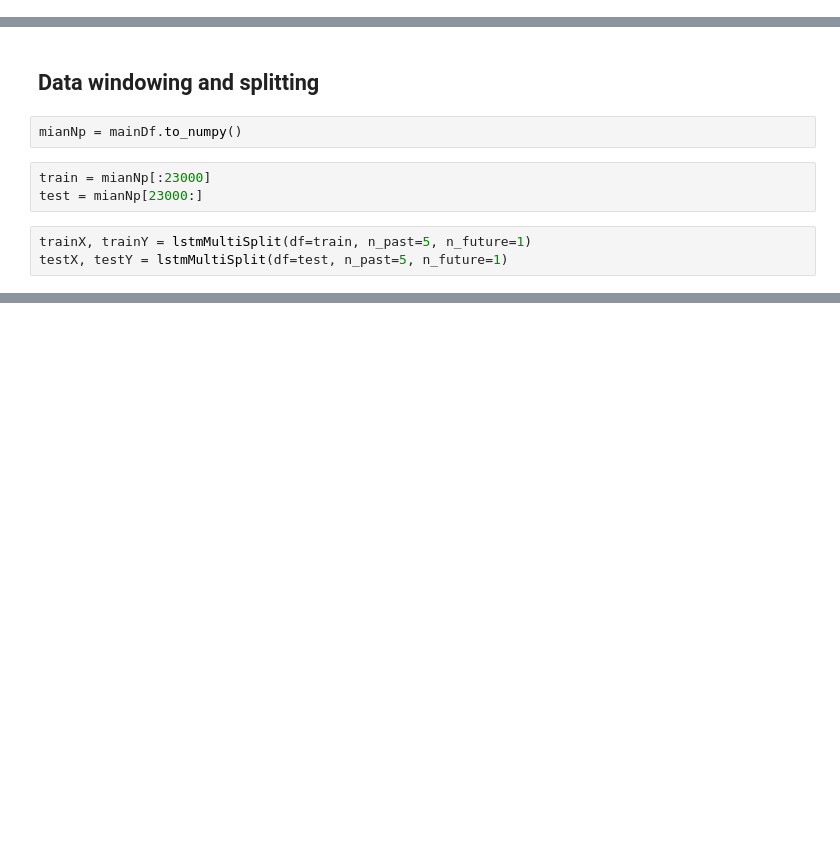
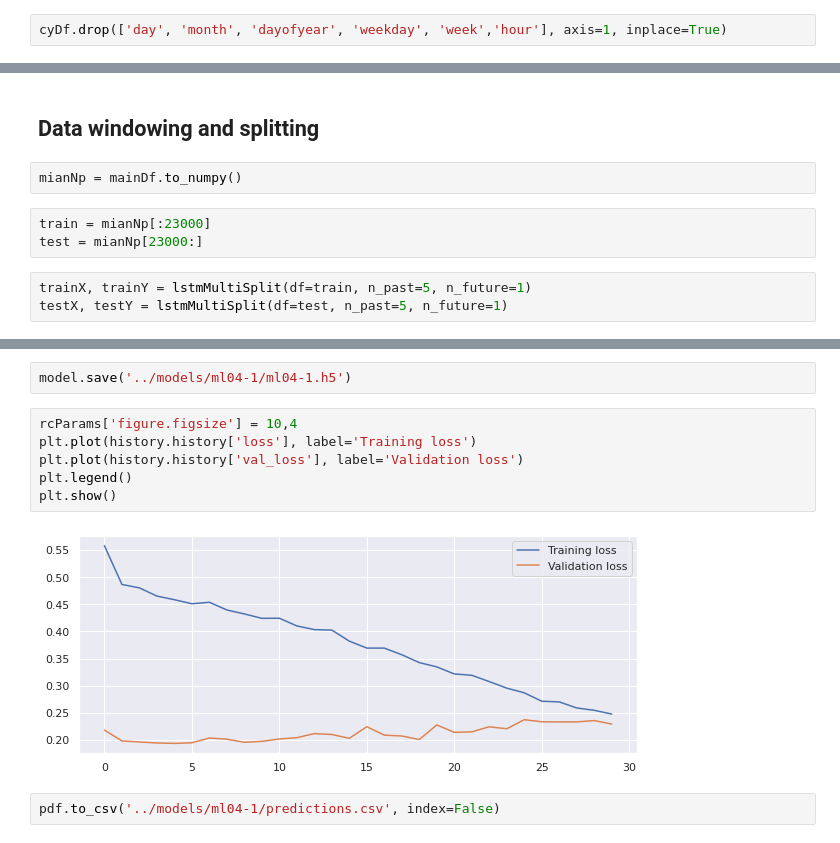
Before and after one commit to YashRevannavar/Auto-ML-On-De-Pollution, a Jupyter notebook: script/ml04-1.ipynb, the cells around one changed output, grey strips where cells are left out. Drawn from its saved outputs; the diff is of its cells as text; blank space fills up the shorter version.

```diff
--- a/script/ml04-1.ipynb
+++ b/script/ml04-1.ipynb
@@ -46,0 +76,2 @@ cyDf['hour']=cyDf['hour'].apply(lambda row: originalToRecurring(ogUnits=row,peri
+# %%
+cyDf.drop(['day', 'month', 'dayofyear', 'weekday', 'week','hour'], axis=1, inplace=True)
@@ -116,0 +224,12 @@ ValueError: Failed to convert a NumPy array to a Tensor (Unsupported object type
+# %%
+model.save('../models/ml04-1/ml04-1.h5')
+# %%
+rcParams['figure.figsize'] = 10,4
+plt.plot(history.history['loss'], label='Training loss')
+plt.plot(history.history['val_loss'], label='Validation loss')
+plt.legend()
+plt.show()
+# %% [output]
+[figure, added]
+# %%
+pdf.to_csv('../models/ml04-1/predictions.csv', index=False)
```
Also changed, not shown: parts of 17 cells of this notebook, 6 other files.
